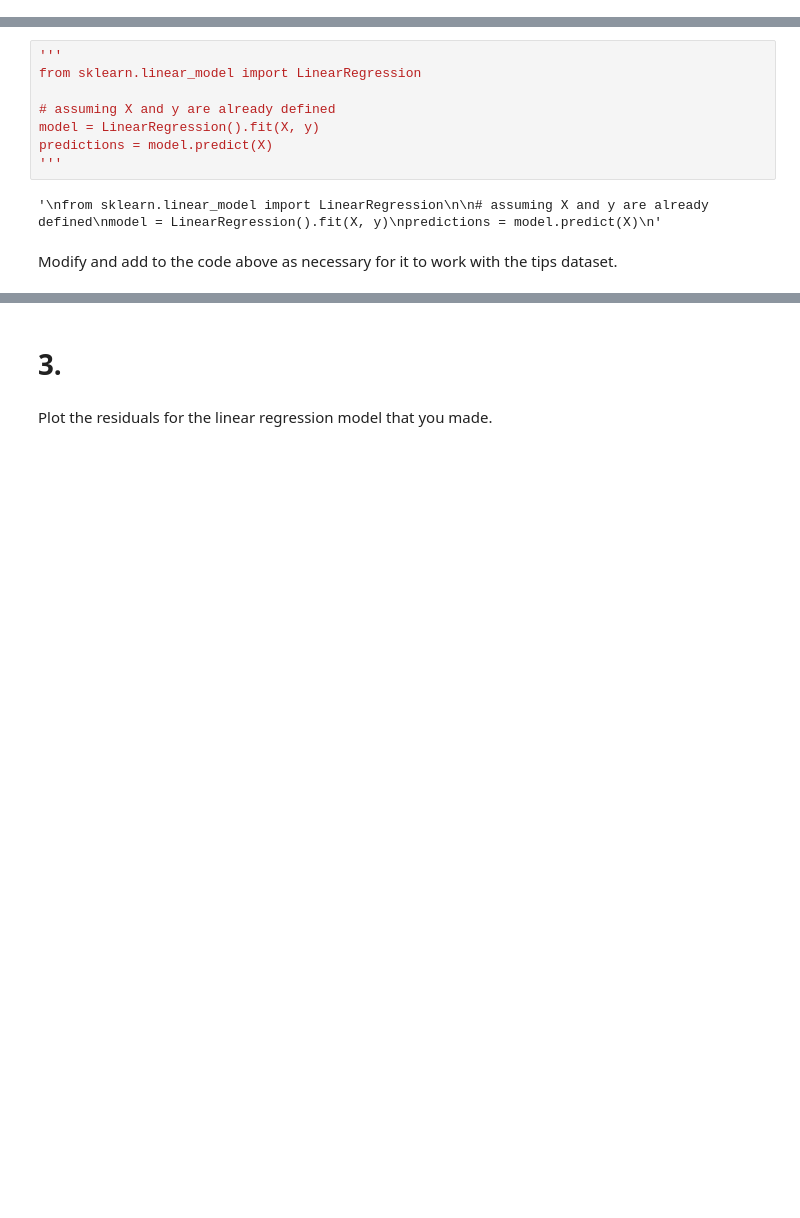
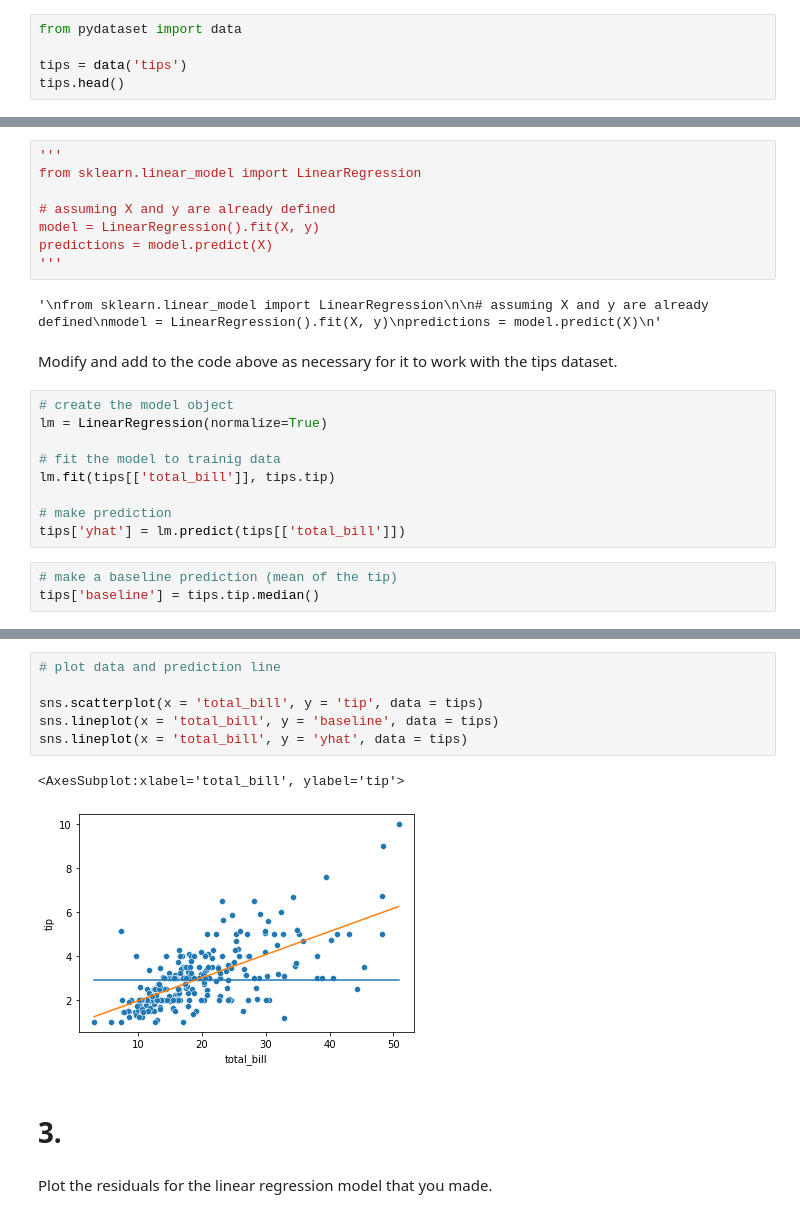
Before and after one commit to rachelrobbinsmayhill/regression-exercises, a Jupyter notebook: evaluate.ipynb, the cells around one changed output, grey strips where cells are left out. Drawn from its saved outputs; the diff is of its cells as text; blank space fills up the shorter version.

```diff
--- a/evaluate.ipynb
+++ b/evaluate.ipynb
@@ -9,3 +23,8 @@ import numpy as np
 # 1.
 # %% [markdown]
 Load the tips dataset from either pydataset or seaborn.
+# %%
+from pydataset import data
+
+tips = data('tips')
+tips.head()
@@ -27,3 +53,15 @@ predictions = model.predict(X)
 '\nfrom sklearn.linear_model import LinearRegression\n\n# assuming X and y are already defined\nmodel = LinearRegression().fit(X, y)\npredictions = model.predict(X)\n'
 # %% [markdown]
 Modify and add to the code above as necessary for it to work with the tips dataset.
+# %%
+# create the model object
+lm = LinearRegression(normalize=True)
+
+# fit the model to trainig data
+lm.fit(tips[['total_bill']], tips.tip)
+
+# make prediction
+tips['yhat'] = lm.predict(tips[['total_bill']])
+# %%
+# make a baseline prediction (mean of the tip)
+tips['baseline'] = tips.tip.median()
@@ -30,3 +77,12 @@ Modify and add to the code above as necessary for it to work with the tips datas
+# %%
+# plot data and prediction line
+
+sns.scatterplot(x = 'total_bill', y = 'tip', data = tips)
+sns.lineplot(x = 'total_bill', y = 'baseline', data = tips)
+sns.lineplot(x = 'total_bill', y = 'yhat', data = tips)
+# %% [output]
+<AxesSubplot:xlabel='total_bill', ylabel='tip'>
+[figure, added]
 # %% [markdown]
 # 3.
 # %% [markdown]
```
Also changed, not shown: parts of 31 cells of this notebook.
